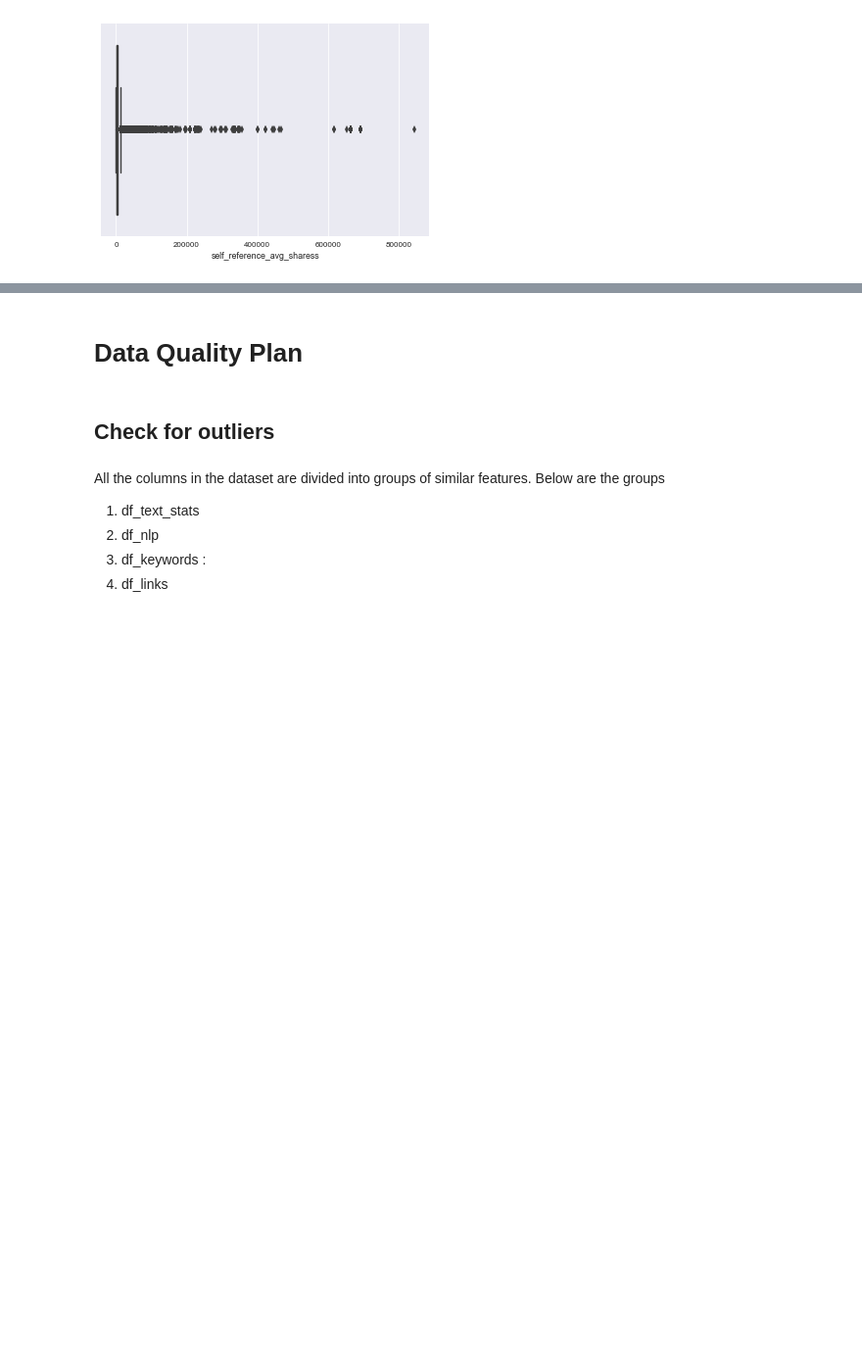
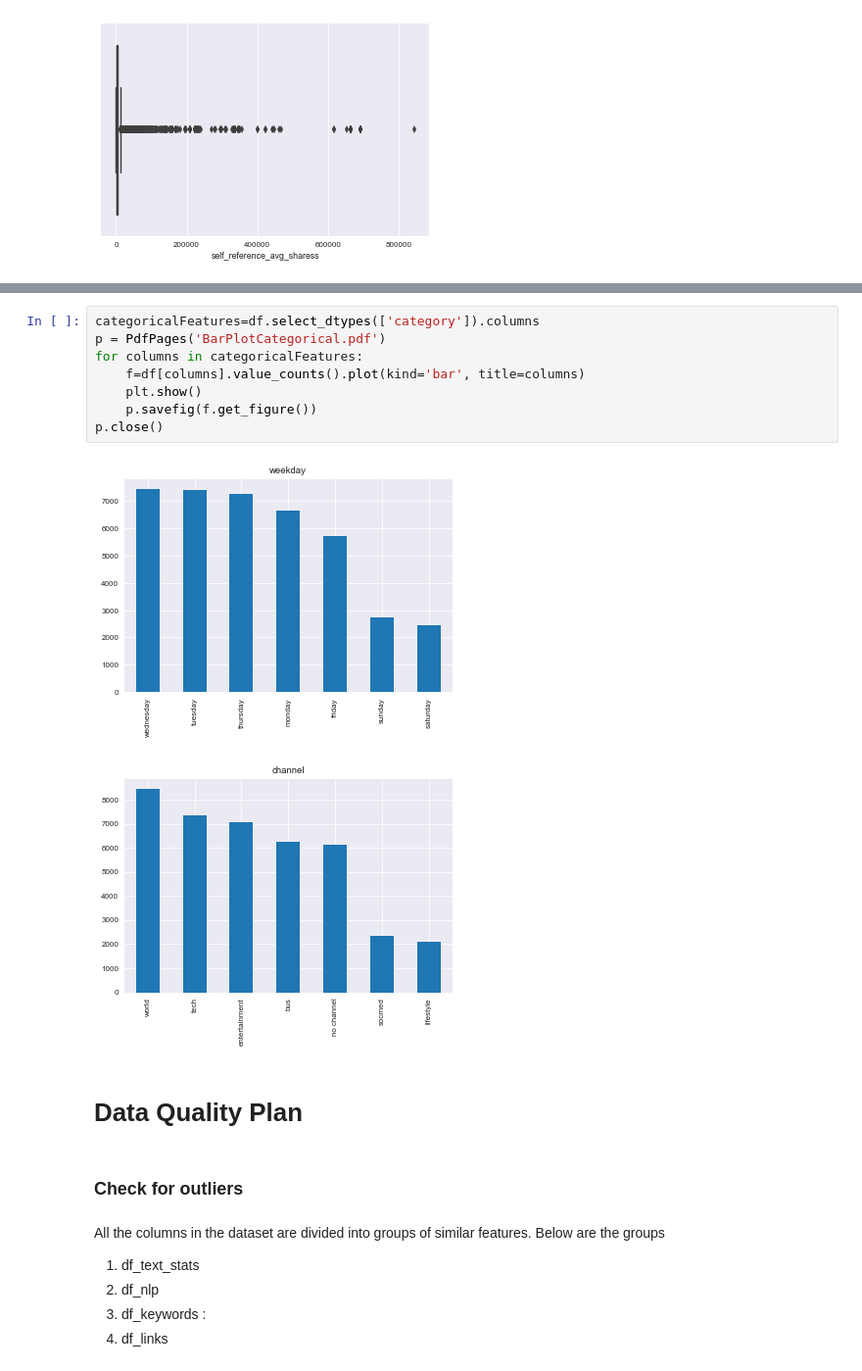
Before and after one commit to SheenaDub/DataHunters, a Jupyter notebook: Data_quality_report_plan.ipynb, the cells around one changed output, grey strips where cells are left out. Shown at 98% size. Cells and saved outputs as stored; diff of their text form; blank space fills up the shorter version.

```diff
--- a/Data_quality_report_plan.ipynb
+++ b/Data_quality_report_plan.ipynb
@@ -335,7 +561,18 @@ pp_links.close()
+# %%
+categoricalFeatures=df.select_dtypes(['category']).columns
+p = PdfPages('BarPlotCategorical.pdf')
+for columns in categoricalFeatures:
+    f=df[columns].value_counts().plot(kind='bar', title=columns)
+    plt.show()
+    p.savefig(f.get_figure())
+p.close()
+# %% [output]
+[figure, added]
+[figure, added]
 # %% [markdown]
 # Data Quality Plan
 # %% [markdown]
-## Check for outliers
+### Check for outliers
 # %% [markdown]
 All the columns in the dataset are divided into groups of similar features. Below are the groups
 1. df_text_stats
```
Also changed, not shown: parts of 54 cells of this notebook.
